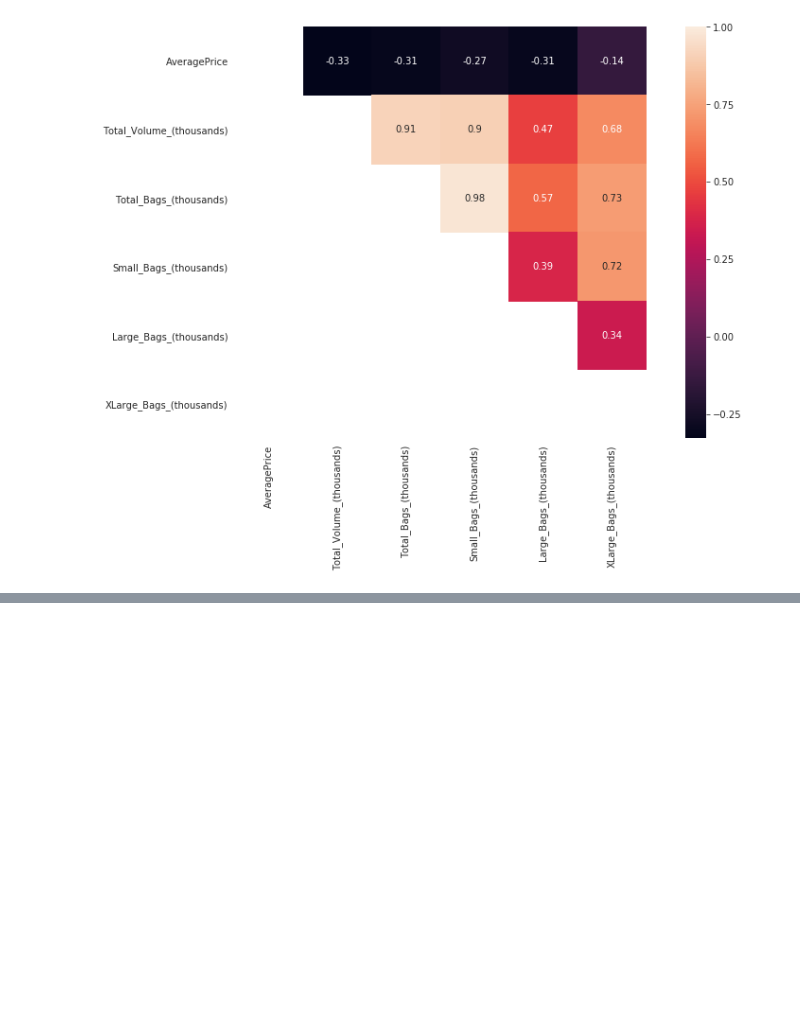
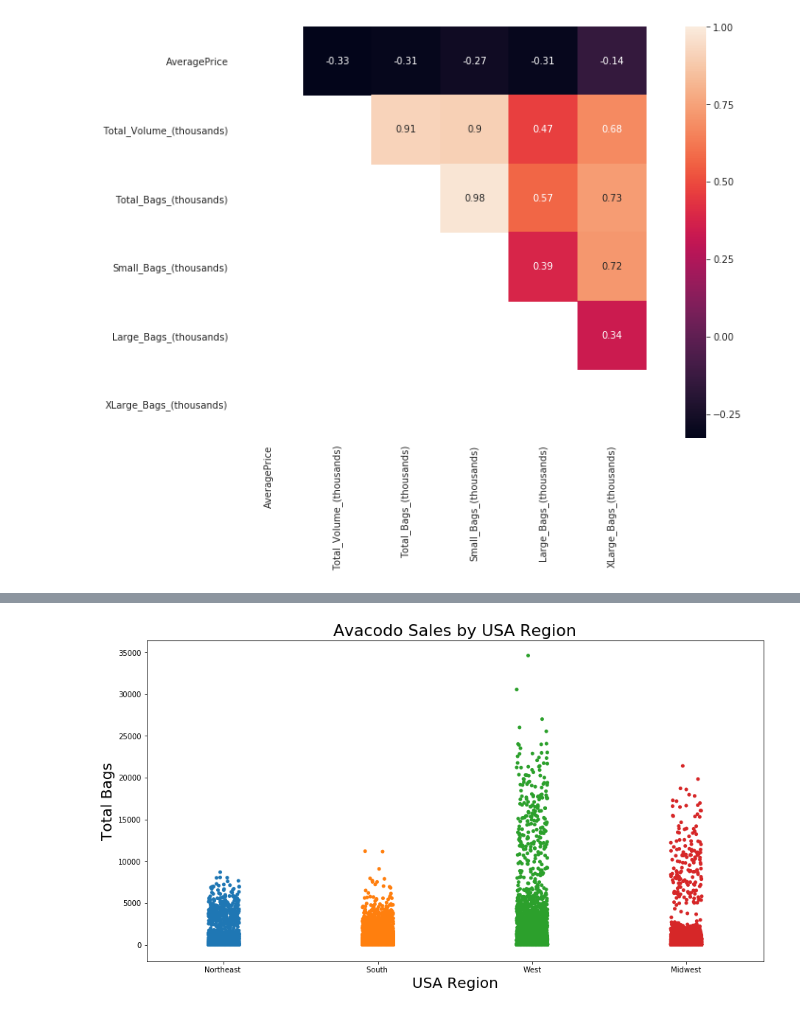
Before and after one commit to anushakodavanti/AvacadoSales_DA, a Jupyter notebook: Latest Avocado.ipynb, the cells around one changed output, grey strips where cells are left out. Cells and saved outputs as stored; diff of their text form; code cells hidden in the pictures; blank space fills up the shorter version.

```diff
--- a/Latest Avocado.ipynb
+++ b/Latest Avocado.ipynb
@@ -149,10 +151,12 @@ g=sns.pairplot(avocado,hue='type')
 # %%
 plt.figure(figsize=(15,8))
 
-ax = sns.stripplot(x="USA Region", y="Total Bags (thousands)", data=avocado)
+ax = sns.stripplot(x="USA Region", y="Total_Bags_(thousands)", data=avocado)
 plt.title('Avacodo Sales by USA Region', size=22)
 plt.xlabel('USA Region',size=20)
 plt.ylabel('Total Bags',size=20)
 plt.show()
+# %% [output]
+[figure, added]
 # %%
 plt.figure(figsize=(20,10))
```
Also changed, not shown: parts of 18 cells of this notebook.
